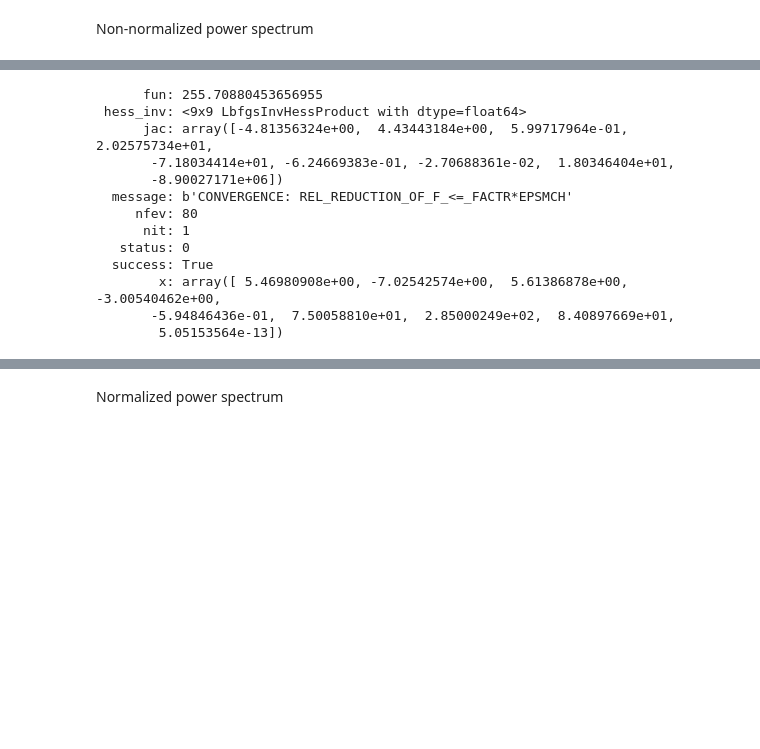
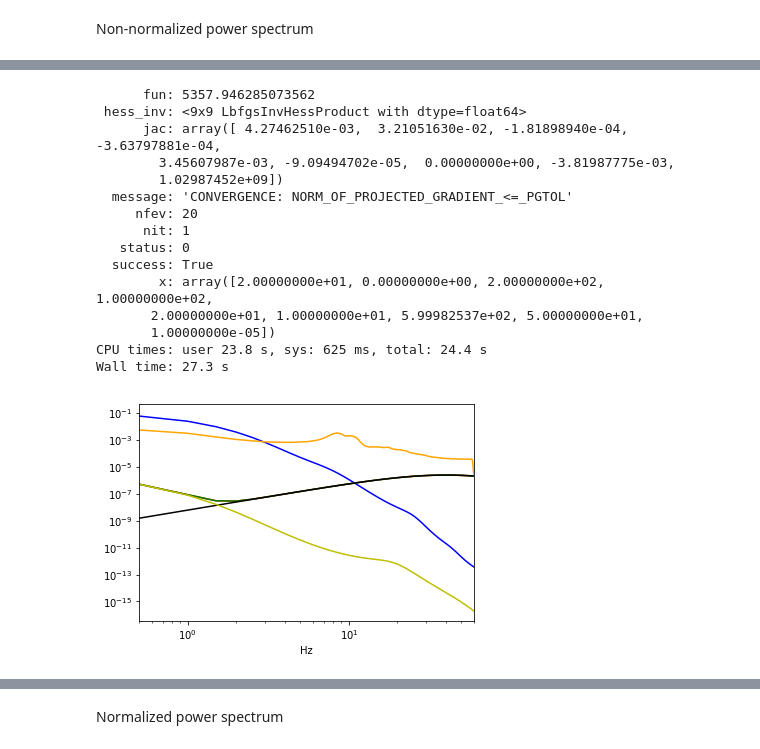
Before and after one commit to Lefebvrelab/SpectralNeuralModels, a Jupyter notebook: notes/notebooks/looking_at_the_abeysuriya_model.ipynb, the cells around one changed output, grey strips where cells are left out. Drawn from its saved outputs; the diff is of its cells as text; code cells hidden in the pictures; blank space fills up the shorter version.

```diff
--- a/notes/notebooks/looking_at_the_abeysuriya_model.ipynb
+++ b/notes/notebooks/looking_at_the_abeysuriya_model.ipynb
@@ -49,7 +174,7 @@ mod.compute_P(mod.freqs,return_df=True)['P_EEG_EMG'].plot(logx=True,logy=True,xl
 # %% [markdown]
 ## Fitting
 # %%
-mat = loadmat('100307_MEG_3-Restin_powavg.mat',struct_as_record=False,squeeze_me=True)['freq']
+mat = loadmat('../../scratch/100307_MEG_3-Restin_powavg.mat',struct_as_record=False,squeeze_me=True)['freq']
 
 hcp_ps = pd.DataFrame(mat.powspctrm,columns=mat.freq,index=mat.label).T
 
@@ -76,16 +192,41 @@ fit_df[['P_EEG_EMG', 'data']].plot(logx=True,logy=True,figsize=(12,3))
-# %%
-fit_res
-# %% [output]
-      fun: 255.70880453656955
- hess_inv: <9x9 LbfgsInvHessProduct with dtype=float64>
-      jac: array([-4.81356324e+00,  4.43443184e+00,  5.99717964e-01,  2.02575734e+01,
-       -7.18034414e+01, -6.24669383e-01, -2.70688361e-02,  1.80346404e+01,
-       -8.90027171e+06])
-  message: b'CONVERGENCE: REL_REDUCTION_OF_F_<=_FACTR*EPSMCH'
-     nfev: 80
-      nit: 1
-   status: 0
-  success: True
-        x: array([ 5.46980908e+00, -7.02542574e+00,  5.61386878e+00, -3.00540462e+00,
-       -5.94846436e-01,  7.50058810e+01,  2.85000249e+02,  8.40897669e+01,
-        5.05153564e-13])
+# %%
+%%time
+
+newparams = dict(G_ee=7.,G_ei=-27.,G_ese=78.,G_esre=-22.,G_srs=-1.,
+                alpha=25.,beta=600.)#200.,beta=900,t=84.)
+fit_mod = Abeysuriya2015Model()#freqs=freqs)
+for k,v in newparams.items(): setattr(fit_mod,k,v)
+fit_mod.freqs = freqs
+fit_mod.data = data_mul
+
+fig, ax = plt.subplots()#ncols=2, figsize=(12,3))
+fit_mod.compute_P(fit_mod.freqs,return_df=True,normalize=False)['P_EEG_EMG'].loc[:60].plot(logx=True,logy=True,ax=ax,c='b')
+
+fit_res,fit_df = fit_mod.fit(data_mul,freqs,param_list,0.1,normalize=False)# alse)#True)
+
+print(fit_res)
+
+fit_mod.compute_P(fit_mod.freqs,return_df=True,normalize=False)['P_EEG_EMG'].loc[:60].plot(logx=True,logy=True,ax=ax,c='r')
+
+#fit_df.loc[:60].data.plot(ax=ax,logy=True,logx=True)
+fit_df['P_EEG_EMG'].loc[:60].plot(logx=True,logy=True,ax=ax,c='g')
+fit_df['data'].loc[:60].plot(logx=True,logy=True,ax=ax,c='orange')
+fit_df['P_EMG'].loc[:60].plot(logx=True,logy=True,ax=ax,c='k')
+fit_df['P_EEG'].loc[:60].plot(logx=True,logy=True,ax=ax,c='y')
+# %% [output]
+      fun: 5357.946285073562
+ hess_inv: <9x9 LbfgsInvHessProduct with dtype=float64>
+      jac: array([ 4.27462510e-03,  3.21051630e-02, -1.81898940e-04, -3.63797881e-04,
+        3.45607987e-03, -9.09494702e-05,  0.00000000e+00, -3.81987775e-03,
+        1.02987452e+09])
+  message: 'CONVERGENCE: NORM_OF_PROJECTED_GRADIENT_<=_PGTOL'
+     nfev: 20
+      nit: 1
+   status: 0
+  success: True
+        x: array([2.00000000e+01, 0.00000000e+00, 2.00000000e+02, 1.00000000e+02,
+       2.00000000e+01, 1.00000000e+01, 5.99982537e+02, 5.00000000e+01,
+       1.00000000e-05])
+CPU times: user 23.8 s, sys: 625 ms, total: 24.4 s
+Wall time: 27.3 s
+[figure, added]
```
Also changed, not shown: parts of 34 cells of this notebook.
